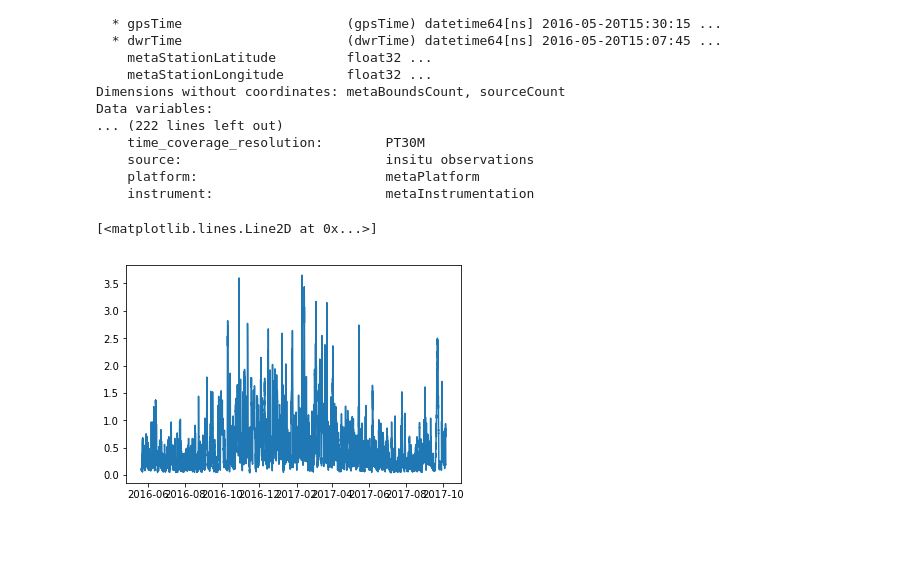
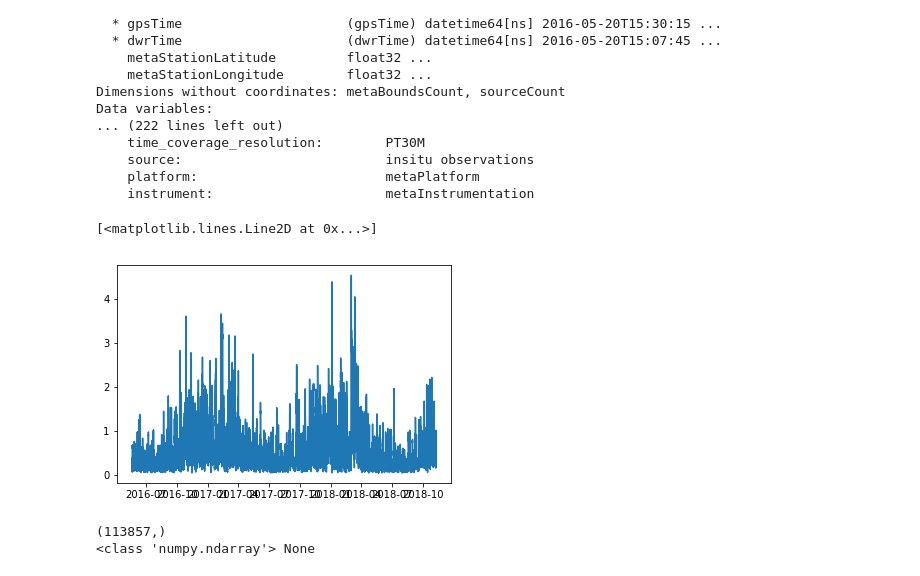
Before and after one commit to csherwood-usgs/Raster_calcs, a Jupyter notebook: CDIP221_to_nc.ipynb, the cells around one changed output. Cells and saved outputs as stored; diff of their text form; code cells hidden in the pictures; blank space fills up the shorter version.

Commit message:
read matlab, convert datenum

```diff
--- a/CDIP221_to_nc.ipynb
+++ b/CDIP221_to_nc.ipynb
@@ -13,7 +13,8 @@ from IPython.display import display, HTML
 #from astropy.convolution import convolve, Gaussian1DKernel, Box1DKernel
 %matplotlib inline
 # %%
-dirname = r'D:'
+#dirname = r'D:'
+dirname = r"D:\crs\proj\2015_Sandwich\data_proc\waves_water_levels"
 fname = '221p1_historic.nc'
 fname2 = '221p1_rt.nc'
 fpath = os.path.join(dirname,fname)
@@ -69,5 +70,46 @@ Hs = ds['waveHs'].values
+# %%
+t =  np.concatenate( (ds['waveTime'].values, ds2['waveTime'].values) )
+Hs = np.concatenate( (ds['waveHs'].values,   ds2['waveHs'].values )  )
+Tp = np.concatenate( (ds['waveTp'].values,   ds2['waveTp'].values )  )
+Ta = np.concatenate( (ds['waveTa'].values,   ds2['waveTa'].values )  )
+Dp = np.concatenate( (ds['waveDp'].values,   ds2['waveDp'].values )  )
 # %%
-plt.plot(time,Hs)
+plt.plot(t,Hs)
 # %% [output]
 [<matplotlib.lines.Line2D at 0x...>]
-[figure, old version]
+[figure, new version]
+# %%
+import scipy.io
+import datetime as dt
+
+wl_fpath = r"D:\crs\proj\2015_Sandwich\data_proc\waves_water_levels"
+fpath3 = os.path.join(wl_fpath,'Sandwidch_WL_surgeplustide_lag.mat')
+
+wlevels = scipy.io.loadmat(fpath3)
+wl = np.squeeze(np.array(wlevels["sand_total"]))
+T = np.squeeze(np.array(wlevels["T"]))
+
+print(type(T),print(np.shape(T)))
+
+def matlab_datenum_to_datetime( dn ):
+    """
+    Convert matlab datenum to array of python datetime objects
+
+    Input:
+        dn - numpy array of matlab datenums
+    Returns:
+        numpy array of datetime objects
+
+    https://stackoverflow.com/questions/13965740/converting-matlabs-datenum-format-to-python/13965852#13965852
+    """
+    # loop through and make a list of datetime objects
+    dtime = []
+    for i in range(len(dn)):
+      dtime.append( dt.datetime.fromordinal( int(dn[i])-366 ) + dt.timedelta(days=dn[i]%1) )
+    # convert the list to an array
+    return np.array(dtime)
+
+dtime = matlab_datenum_to_datetime( T )
+# %% [output]
+(113857,)
+<class 'numpy.ndarray'> None
```
Also changed, not shown: parts of 4 cells of this notebook, 2 other files.
